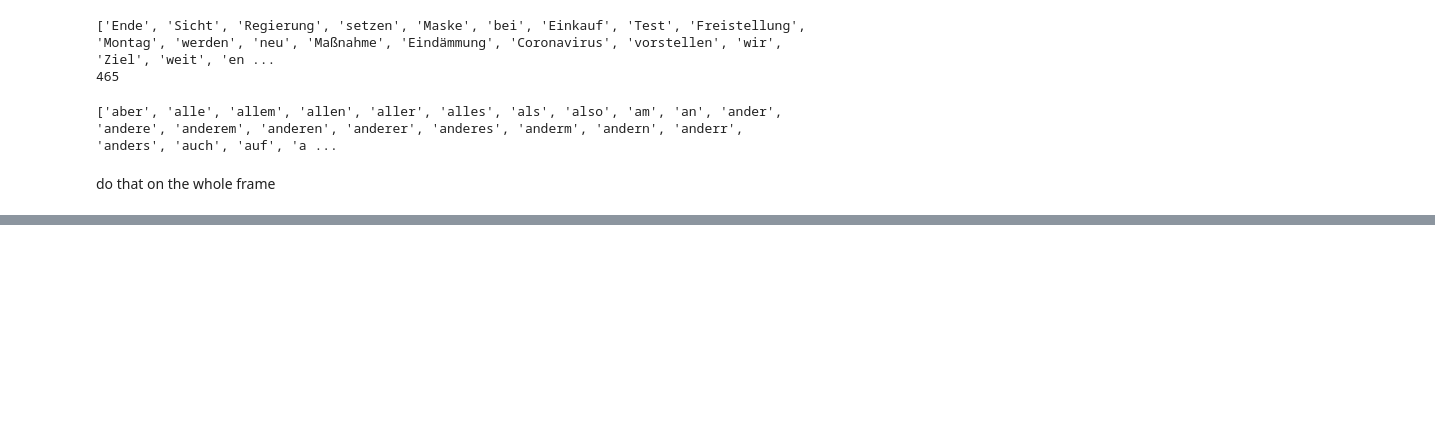
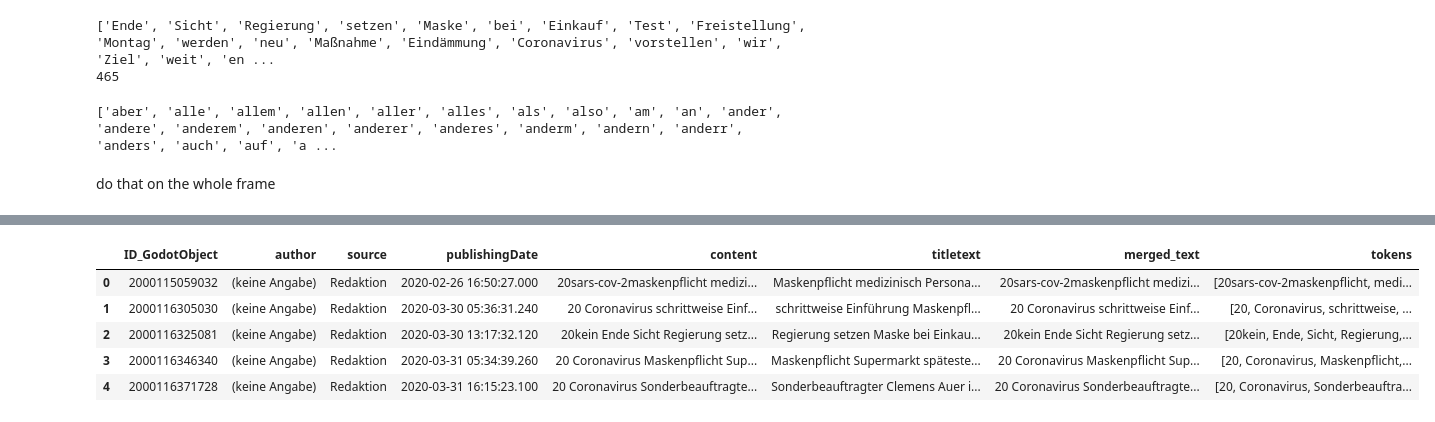
Before and after one commit to lukasthekid/corona-mask-requirement-nlp-analysis, a Jupyter notebook: first-approach.ipynb, the cells around one changed output, grey strips where cells are left out. Saved outputs shown, nothing was run; the diff lists cells and outputs as text; code cells hidden in the pictures; blank space fills up the shorter version.

```diff
--- a/first-approach.ipynb
+++ b/first-approach.ipynb
@@ -264,4 +276,15 @@ See the caveats in the documentation: https://pandas.pydata.org/pandas-docs/stab
-# %%
-
-df1 = df1.drop(['content','titletext'],axis=1)
-df1.rename(columns = {"p_content":"content","p_titletext":"titletext"}, inplace = True)
+# %%
+#merging content with title and build tokens
+df2 = df1.drop(['content','titletext'],axis=1)
+df2.rename(columns = {"p_content":"content","p_titletext":"titletext"}, inplace = True)
+text_columns = ["content", "titletext"]
+df2["merged_text"] = df2[text_columns].apply(lambda x: " | ".join(x), axis=1)
+df2["tokens"] = df2["merged_text"].map(lambda x: x.split())
+df2.head()
+# %% [output]
+|  | ID_GodotObject | author | source | publishingDate | content | titletext | merged_text | tokens |
+| 0 | 2000115059032 | (keine Angabe) | Redaktion | 2020-02-26 16:50:27.000 | ﻿20sars-cov-2maskenpflicht medizi... | Maskenpflicht medizinisch Persona... | ﻿20sars-cov-2maskenpflicht medizi... | [﻿20sars-cov-2maskenpflicht, medi... |
+| 1 | 2000116305030 | (keine Angabe) | Redaktion | 2020-03-30 05:36:31.240 | ﻿20 Coronavirus schrittweise Einf... | schrittweise Einführung Maskenpfl... | ﻿20 Coronavirus schrittweise Einf... | [﻿20, Coronavirus, schrittweise, ... |
+| 2 | 2000116325081 | (keine Angabe) | Redaktion | 2020-03-30 13:17:32.120 | ﻿20kein Ende Sicht Regierung setz... | Regierung setzen Maske bei Einkau... | ﻿20kein Ende Sicht Regierung setz... | [﻿20kein, Ende, Sicht, Regierung,... |
+| 3 | 2000116346340 | (keine Angabe) | Redaktion | 2020-03-31 05:34:39.260 | ﻿20 Coronavirus Maskenpflicht Sup... | Maskenpflicht Supermarkt späteste... | ﻿20 Coronavirus Maskenpflicht Sup... | [﻿20, Coronavirus, Maskenpflicht,... |
+| 4 | 2000116371728 | (keine Angabe) | Redaktion | 2020-03-31 16:15:23.100 | ﻿20 Coronavirus Sonderbeauftragte... | Sonderbeauftragter Clemens Auer i... | ﻿20 Coronavirus Sonderbeauftragte... | [﻿20, Coronavirus, Sonderbeauftra... |
```
Also changed, not shown: parts of 4 cells of this notebook, 18 other files.
